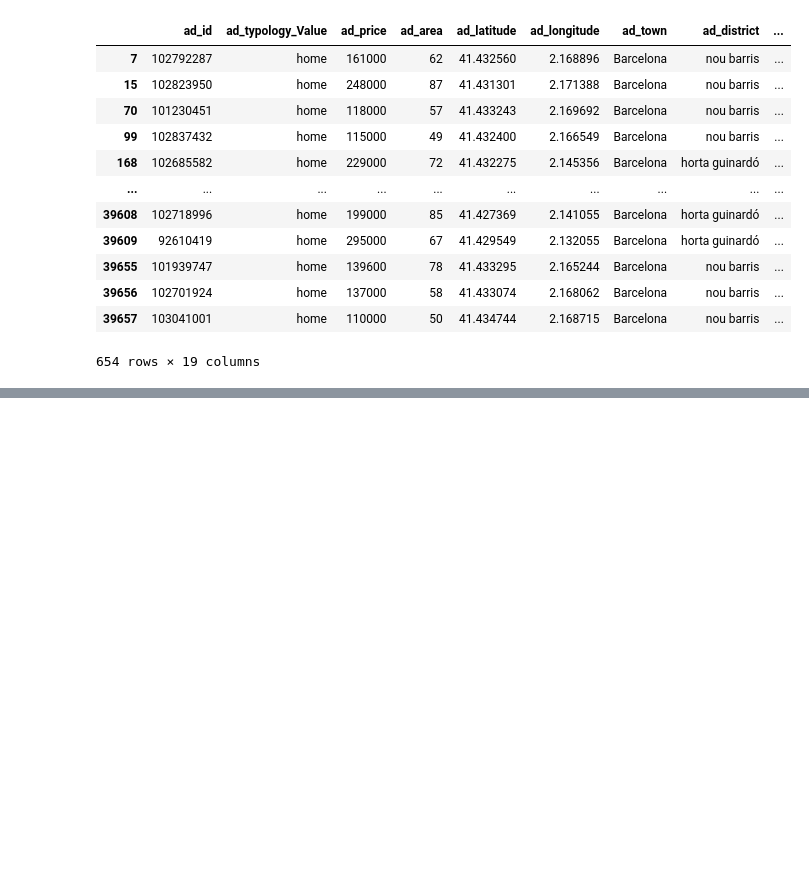
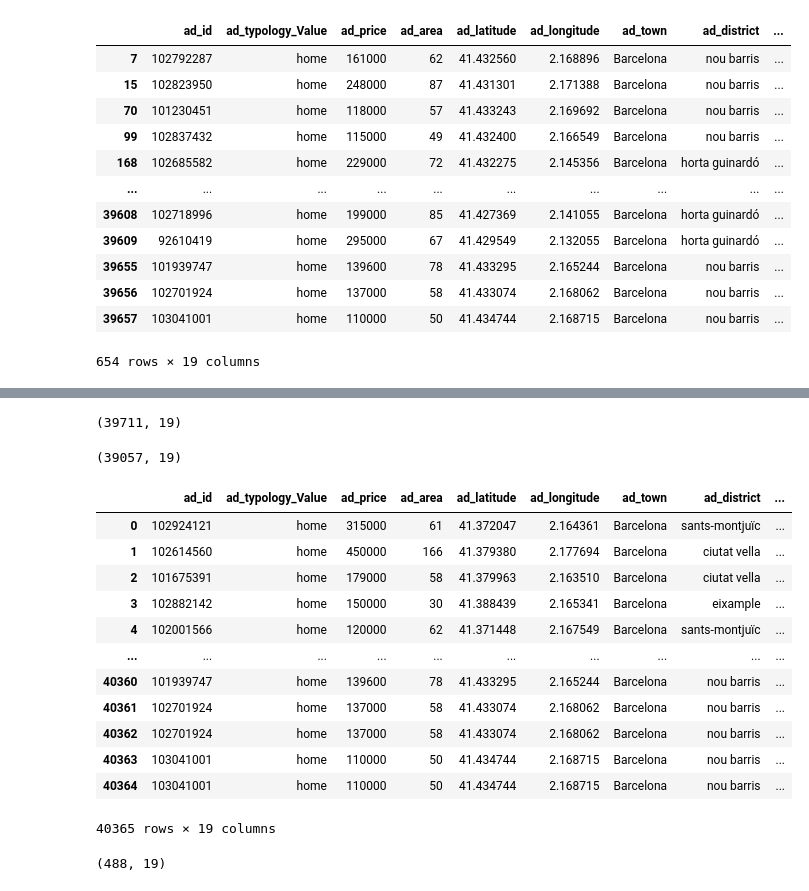
Before and after one commit to marcoayora/final_project, a Jupyter notebook: Notebooks/cleaning_idea.ipynb, the cells around one changed output, grey strips where cells are left out. Saved outputs shown, nothing was run; the diff lists cells and outputs as text; code cells hidden in the pictures; blank space fills up the shorter version.

```diff
--- a/Notebooks/cleaning_idea.ipynb
+++ b/Notebooks/cleaning_idea.ipynb
@@ -398,0 +307,32 @@ df_improved.to_csv('C:/Users/Marco/Desktop/IronHack/projects/final_project/Data/
+# %%
+df_csv.shape
+# %% [output]
+(39711, 19)
+# %%
+df_csv = df_csv[~df_csv['ad_neighbourhood'].str.contains('can peguera - el turó de la peira')]
+# %%
+df_csv = df_csv[~df_csv['ad_neighbourhood'].str.contains("la vall d'hebron - la clota")]
+# %%
+df_csv = df_csv[~df_csv['ad_neighbourhood'].str.contains('sant genís dels agudells - montbau')]
+# %%
+df_csv.shape
+# %% [output]
+(39057, 19)
+# %%
+semi_df = pd.concat([df_csv, df], ignore_index=True)
+# %%
+semi_df
+# %% [output]
+|  | ad_id | ad_typology_Value | ad_price | ad_area | ad_latitude | ad_longitude | ad_town | ad_district | ... |
+| 0 | 102924121 | home | 315000 | 61 | 41.372047 | 2.164361 | Barcelona | sants-montjuïc | ... |
+| 1 | 102614560 | home | 450000 | 166 | 41.379380 | 2.177694 | Barcelona | ciutat vella | ... |
+| 2 | 101675391 | home | 179000 | 58 | 41.379963 | 2.163510 | Barcelona | ciutat vella | ... |
+| 3 | 102882142 | home | 150000 | 30 | 41.388439 | 2.165341 | Barcelona | eixample | ... |
+| 4 | 102001566 | home | 120000 | 62 | 41.371448 | 2.167549 | Barcelona | sants-montjuïc | ... |
+| ... | ... | ... | ... | ... | ... | ... | ... | ... | ... |
+| 40360 | 101939747 | home | 139600 | 78 | 41.433295 | 2.165244 | Barcelona | nou barris | ... |
+| 40361 | 102701924 | home | 137000 | 58 | 41.433074 | 2.168062 | Barcelona | nou barris | ... |
+| 40362 | 102701924 | home | 137000 | 58 | 41.433074 | 2.168062 | Barcelona | nou barris | ... |
+| 40363 | 103041001 | home | 110000 | 50 | 41.434744 | 2.168715 | Barcelona | nou barris | ... |
+| 40364 | 103041001 | home | 110000 | 50 | 41.434744 | 2.168715 | Barcelona | nou barris | ... |
+40365 rows × 19 columns
@@ -398,0 +342,4 @@ df_improved.to_csv('C:/Users/Marco/Desktop/IronHack/projects/final_project/Data/
+# %%
+subset_df_2.shape
+# %% [output]
+(488, 19)
```
Also changed, not shown: parts of 37 cells of this notebook.
